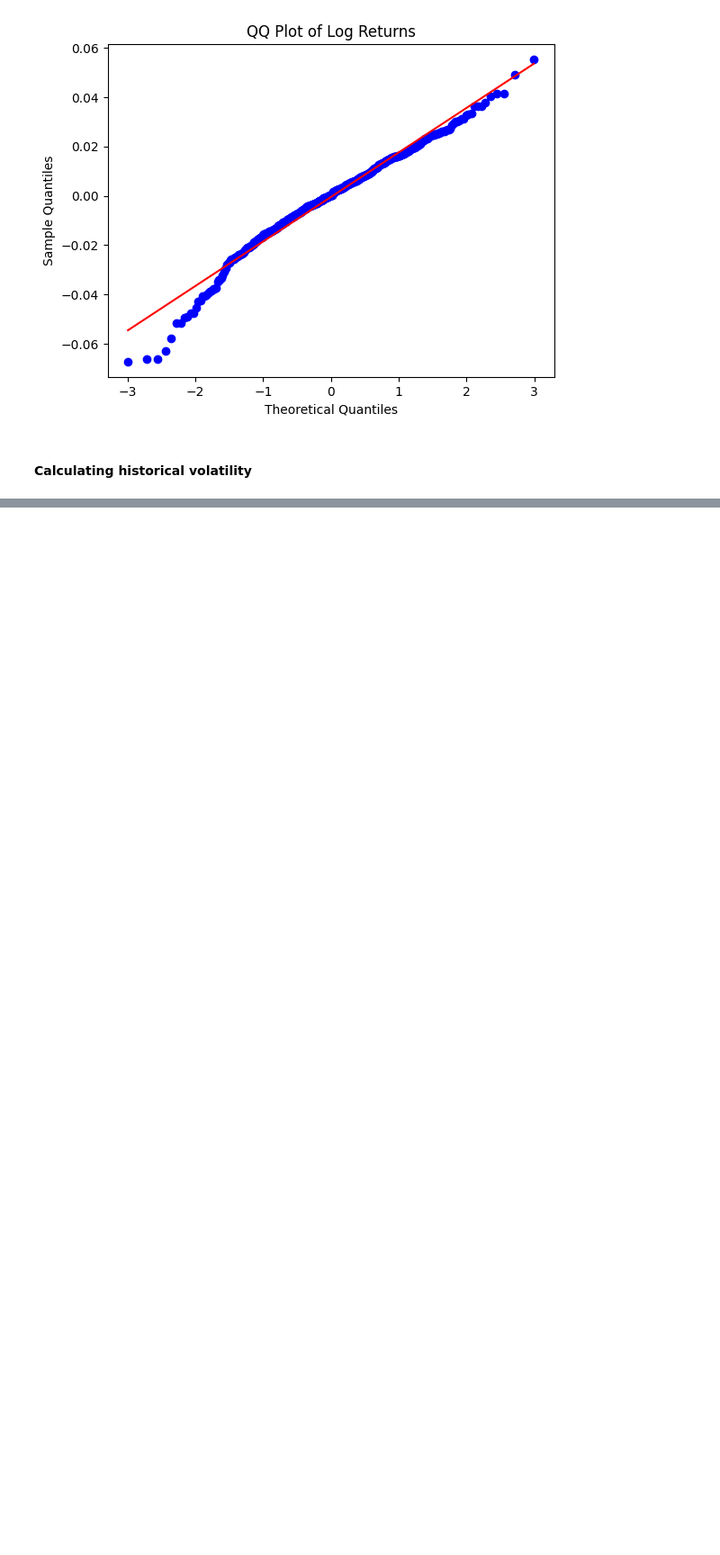
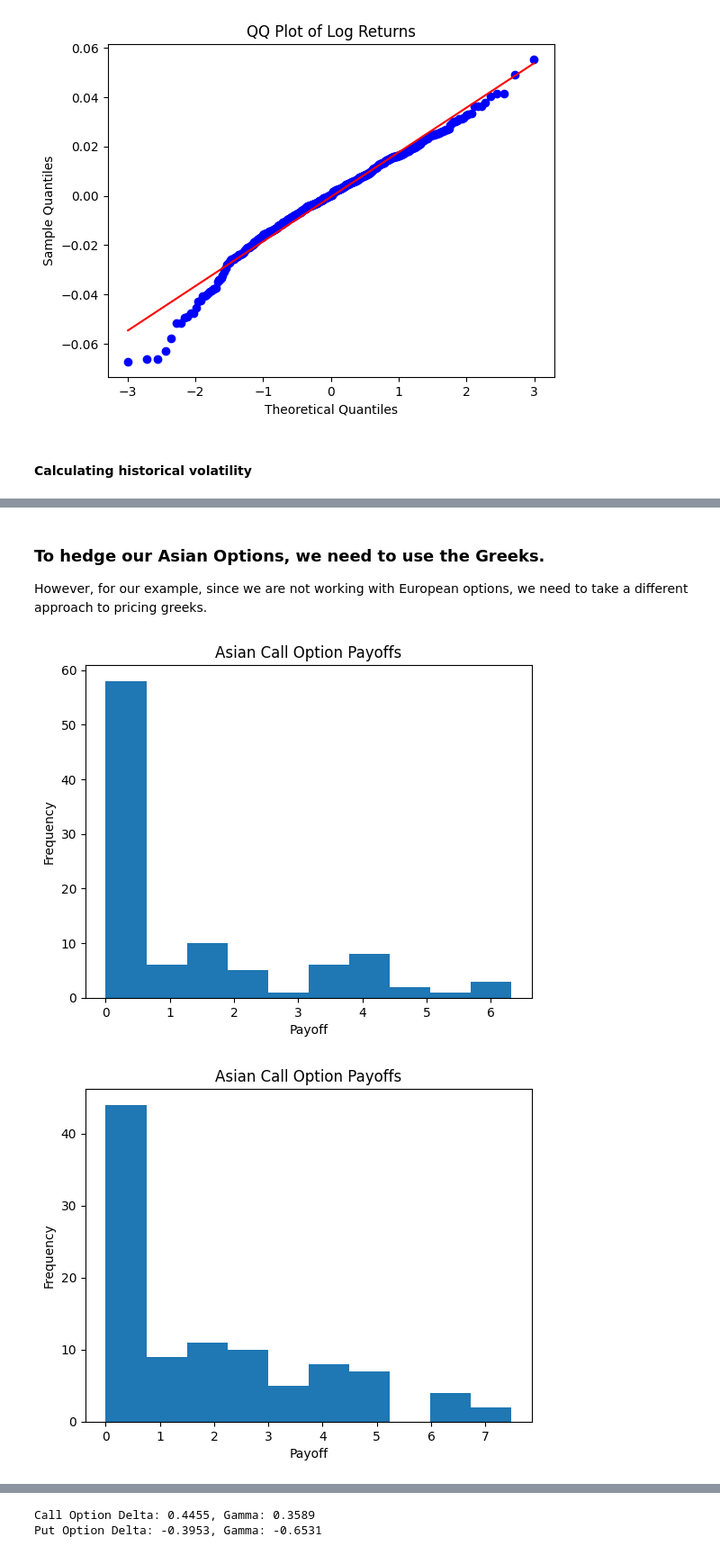
Before and after one commit to sparikh099/fe_620_project, a Jupyter notebook: src/bapm_asian_options.ipynb, the cells around one changed output, grey strips where cells are left out. Shown at 90% size. Saved outputs shown, nothing was run; the diff lists cells and outputs as text; code cells hidden in the pictures; blank space fills up the shorter version.

```diff
--- a/src/bapm_asian_options.ipynb
+++ b/src/bapm_asian_options.ipynb
@@ -47,0 +154,26 @@ def prob_p(r_f, delta_t, sigma):
+# %% [markdown]
+### To hedge our Asian Options, we need to use the Greeks.
+
+However, for our example, since we are not working with European options, we need to take a different approach to pricing greeks.
+# %%
+def calculate_price_greeks(S0, K, r, sigma, T, n_steps, n_sim,option_type,epsilon=1):
+    if option_type == 'call':
+        price = price_asian_call_monte_carlo(S0, K, r, sigma, T, n_steps, n_sim)
+        call_price_up = price_asian_call_monte_carlo(S0 + epsilon, K, r, sigma, T, n_steps, n_sim)
+        call_price_down = price_asian_call_monte_carlo(S0 - epsilon, K, r, sigma, T, n_steps, n_sim)
+        delta = (call_price_up - call_price_down) / (2 * epsilon)
+        gamma = (call_price_up - 2 * price + call_price_down) / (epsilon ** 2)
+    elif option_type == 'put':
+        price = price_asian_put_monte_carlo(S0, K, r, sigma, T, n_steps, n_sim)
+        put_price_up = price_asian_put_monte_carlo(S0 + epsilon, K, r, sigma, T, n_steps, n_sim)
+        put_price_down = price_asian_put_monte_carlo(S0 - epsilon, K, r, sigma, T, n_steps, n_sim)
+        delta = (put_price_up - put_price_down) / (2 * epsilon)
+        gamma = (put_price_up - 2 * price + put_price_down) / (epsilon ** 2)
+    return delta, gamma
+delta_call, gamma_call = calculate_price_greeks(100, 100, 0.01, 0.05, 1, 1000, 100,'call')
+delta_put, gamma_put = calculate_price_greeks(100, 100, 0.01, 0.05, 1, 1000, 100,'put')
+print(f"Call Option Delta: {delta_call:.4f}, Gamma: {gamma_call:.4f}")
+print(f"Put Option Delta: {delta_put:.4f}, Gamma: {gamma_put:.4f}")
+# %% [output]
+[figure, added]
+[figure, added]
@@ -47,0 +184,2 @@ def prob_p(r_f, delta_t, sigma):
+Call Option Delta: 0.4455, Gamma: 0.3589
+Put Option Delta: -0.3953, Gamma: -0.6531
```
Also changed, not shown: parts of 12 cells of this notebook.
